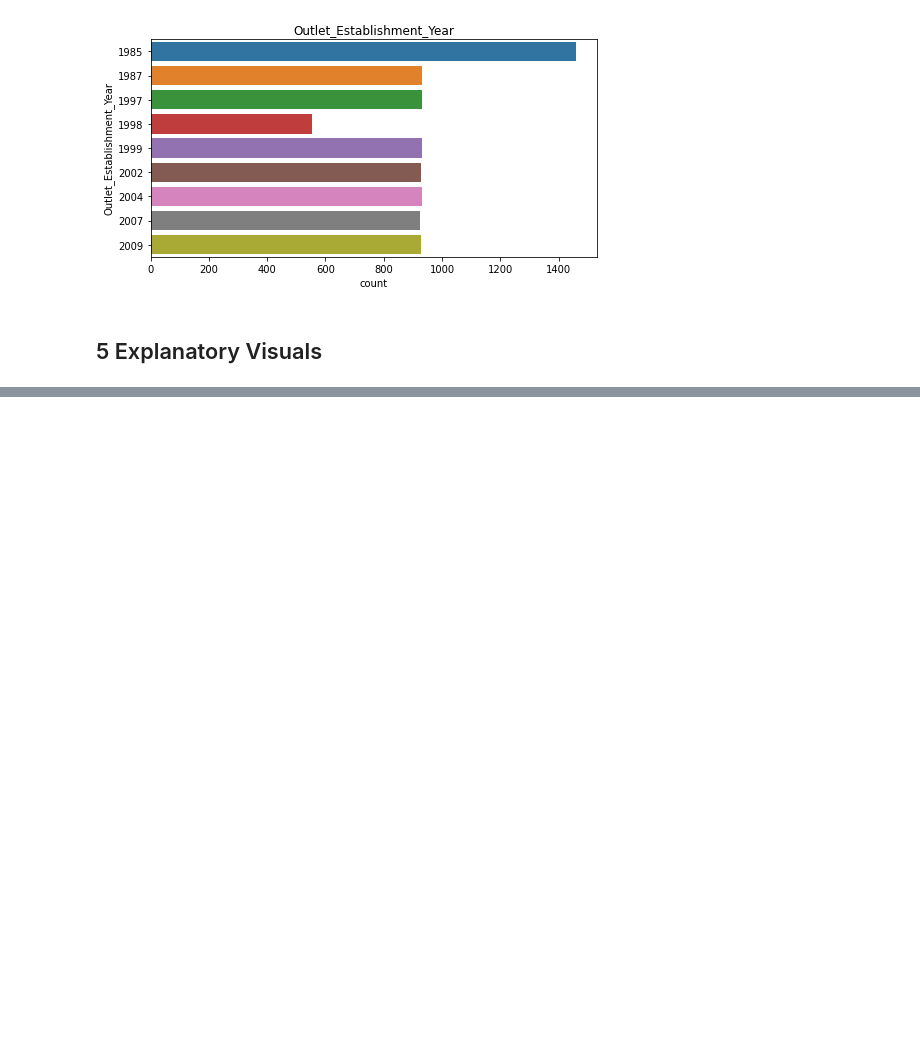
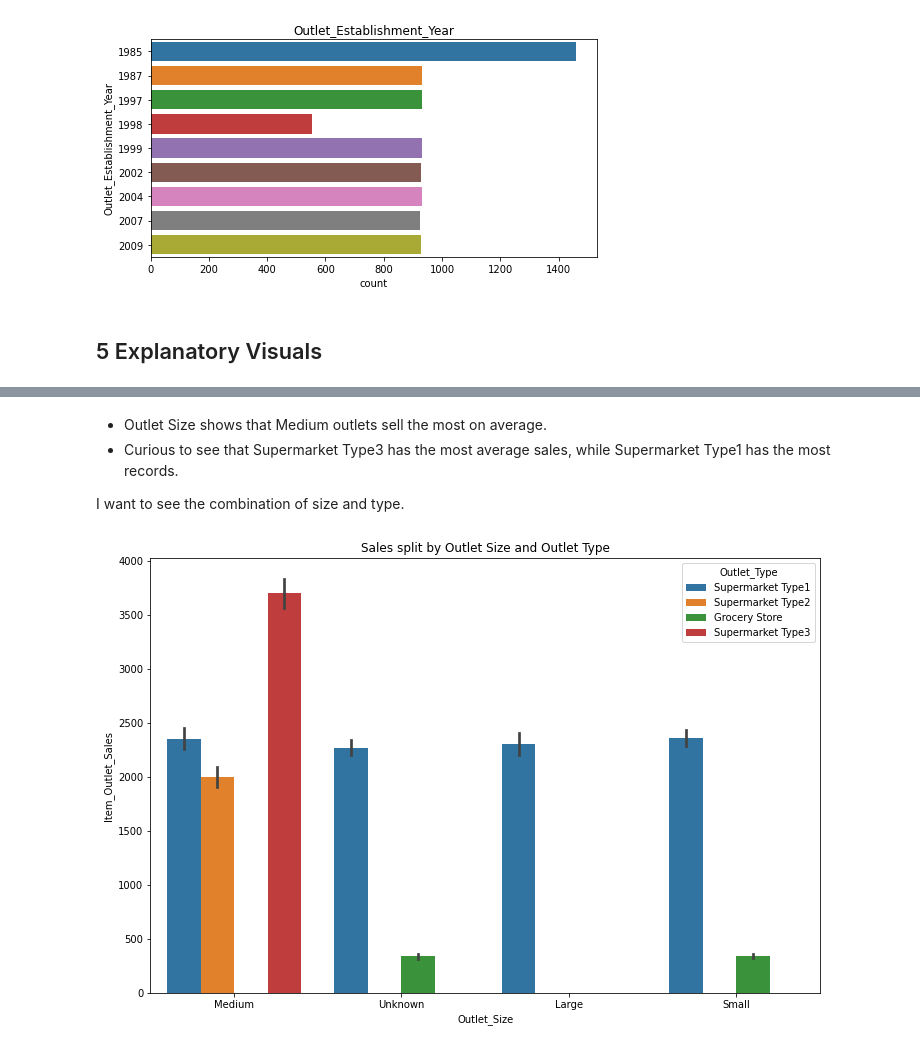
Before and after one commit to RaymondGarcia1107/CodingDojoProject1, a Jupyter notebook: Sales_Predictions.ipynb, the cells around one changed output, grey strips where cells are left out. Saved outputs shown, nothing was run; the diff lists cells and outputs as text; code cells hidden in the pictures; blank space fills up the shorter version.

```diff
--- a/Sales_Predictions.ipynb
+++ b/Sales_Predictions.ipynb
@@ -557,0 +570,12 @@ ax2.set_title('Outlet_Establishment_Year');
+# %% [markdown]
+* Outlet Size shows that Medium outlets sell the most on average.
+* Curious to see that Supermarket Type3 has the most average sales, while Supermarket Type1 has the most records.
+
+I want to see the combination of size and type.
+# %%
+fig, ax = plt.subplots(figsize = (12,8))
+
+sns.barplot(data=sales, x = 'Outlet_Size', y = 'Item_Outlet_Sales', hue = 'Outlet_Type', ax = ax)
+ax.set_title('Sales split by Outlet Size and Outlet Type');
+# %% [output]
+[figure, added]
```
Also changed, not shown: parts of 19 cells of this notebook.
